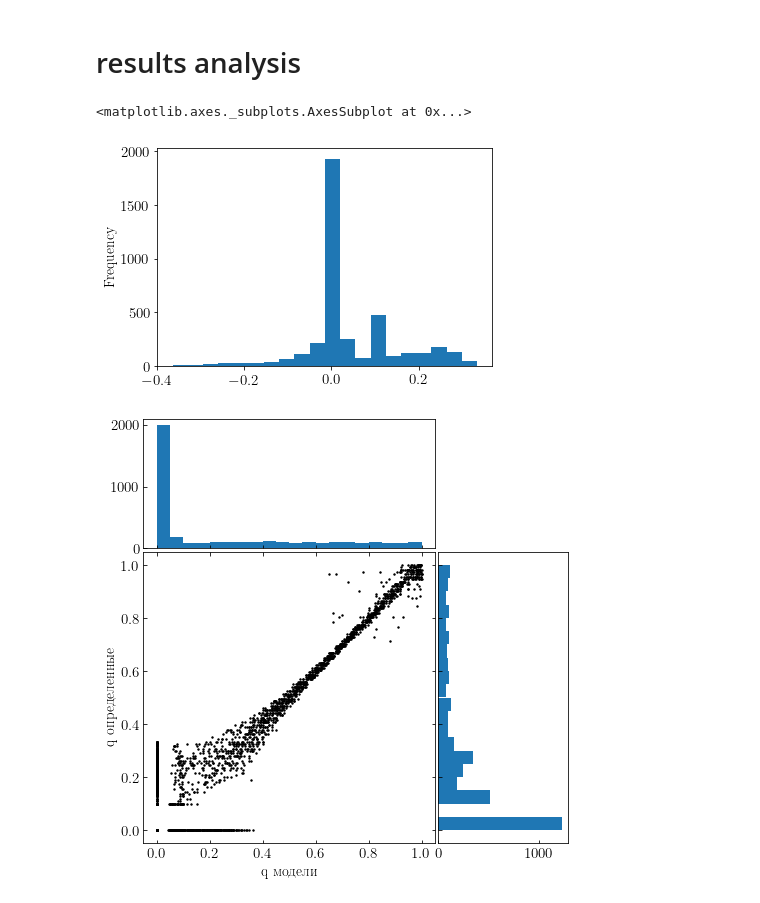
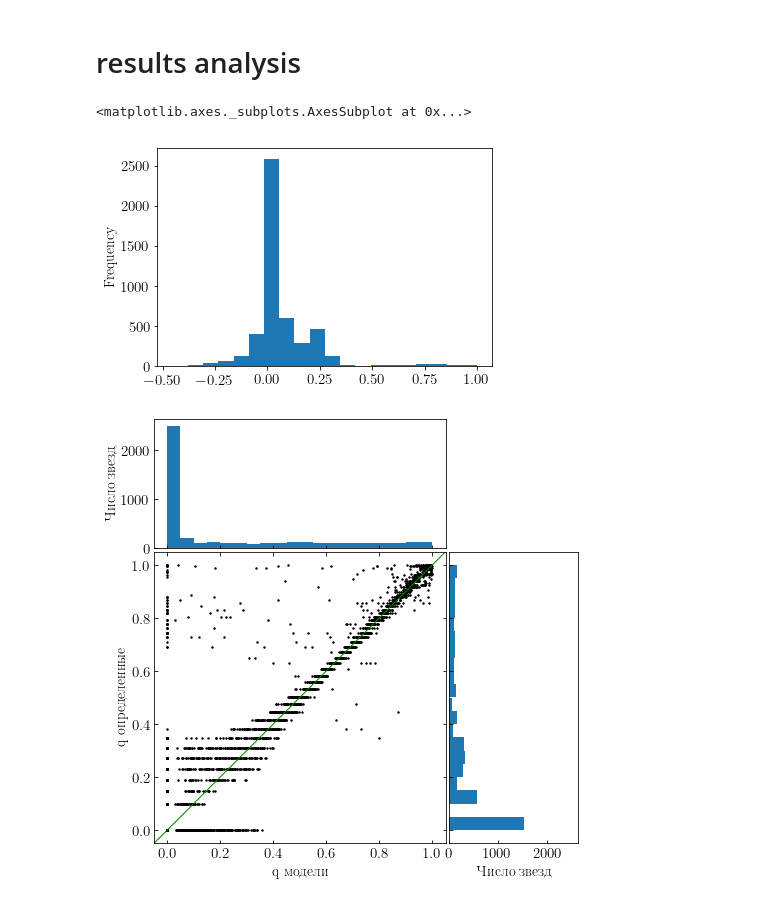
Before and after one commit to olgaborodina/GAIA_binaries, a Jupyter notebook: model/coordinate_to_qM.ipynb, the cells around one changed output. Drawn from its saved outputs; the diff is of its cells as text; code cells hidden in the pictures.

```diff
--- a/model/coordinate_to_qM.ipynb
+++ b/model/coordinate_to_qM.ipynb
@@ -74,8 +74,9 @@ isochrone = pd.read_csv(MODEL_DIRECTORY / (f'isochrone_model_8.38.txt'), delimit
 # %% [markdown]
 ## qM coordinates grid
 # %%
-q_array = np.linspace(0.1, 1, 101)
-M_array = np.geomspace(0.9, 3, 201)
+#q_array = np.linspace(0.1, 1, 70)
+q_array = np.sort(abs(np.geomspace(0.1, 1, 50) - 1.1))
+M_array = np.geomspace(0.9, 3, 200)
 
 g_table = pd.DataFrame(columns = M_array, index=q_array)
 color_table = pd.DataFrame(columns = M_array, index=q_array)
@@ -101,9 +102,9 @@ colors = plab.cm.jet(np.linspace(0,1,8))
 ax.plot(isochrone['G_BPmag'] - isochrone['G_RPmag'], isochrone['Gmag'], label='isochrone', color=colors[0])
 ax.plot(isochrone['G_BPmag'] - isochrone['G_RPmag'], isochrone['Gmag'] - 2.5*np.log10(2),
         label='isochrone for binaries-twins', color='black')
-for i in range(0, 100, 5):
+for i in range(0, 50, 4):
     ax.plot(color_table.iloc[i, :], g_table.iloc[i, :], color=colors[1], label=None, lw=1.5, zorder=1)
-for i in range(0, 200, 5):
+for i in range(0, 199, 4):
     ax.plot(color_table.iloc[:, i], g_table.iloc[:, i], color=colors[6], label=None, lw=1.5, zorder=2)
 
 ax.grid(c='#aaaaaa', ls='--')
@@ -125,8 +126,8 @@ plt.savefig(MODEL_DIRECTORY / 'plots' / 'qM_coordinate_grids.pdf', bbox_inches =
 # %% [markdown]
 ## new coordinates definition for model stars
 # %%
-model_stars = read_file(MODEL_DIRECTORY / 'model_stars_500pc_manystars_flat.txt')
-model_stars = model_stars[(model_stars['BP-RP, mag'] < 1.0) & (model_stars['BP-RP, mag'] > 0)]
+model_stars = read_file(MODEL_DIRECTORY / 'model_stars_400pc_manystars_flat.txt')
+model_stars = model_stars[(model_stars['BP-RP, mag'] < 1.0) & (model_stars['BP-RP, mag'] > -0.3)]
 
 M_1 = np.ndarray((len(model_stars+1)))
 q = np.ndarray((len(model_stars+1)))
@@ -156,4 +157,4 @@ model_stars['q_difference'] = model_stars['q_detected'] - model_stars['q']
 model_stars['q_difference'].plot.hist(bins=20)
 # %% [output]
 <matplotlib.axes._subplots.AxesSubplot at 0x...>
-[figure, old version]
+[figure, new version]
@@ -171,33 +175,41 @@ rect_scatter = [left, bottom, width, height]
 rect_histx = [left, bottom + height + spacing, width, 0.2]
 rect_histy = [left + width + spacing, bottom, 0.2, height]
 
 # start with a rectangular Figure
 plt.figure(figsize=(9, 9))
 
 ax_scatter = plt.axes(rect_scatter)
 ax_scatter.tick_params(direction='in', top=True, right=True)
 ax_histx = plt.axes(rect_histx)
 ax_histx.tick_params(direction='in', labelbottom=False)
 ax_histy = plt.axes(rect_histy)
 ax_histy.tick_params(direction='in', labelleft=False)
 
 # the scatter plot:
 ax_scatter.scatter(x, y, s=2, c='black')
 ax_scatter.set_xlabel('q модели', fontsize=15)
 ax_scatter.set_ylabel('q определенные', fontsize=15)
 
+ax_scatter.plot([-0.5, 1.5], [-0.5, 1.5], c='green', lw=1)
+
 # now determine nice limits by hand:
 binwidth = 0.25
 lim = np.ceil(np.abs([x, y]).max() / binwidth) * binwidth + 0.05
 ax_scatter.set_xlim((-0.05, lim))
 ax_scatter.set_ylim((-0.05, lim))
 
+# the hist plot:
 bins = 20
 ax_histx.hist(x, bins=bins)
 ax_histy.hist(y, bins=bins, orientation='horizontal')
 
-# ax_histx.set_xlim(ax_scatter.get_xlim())
-# ax_histy.set_ylim(ax_scatter.get_ylim())
+ax_histx.set_ylim(top=len(model_stars) * 0.55)
+ax_histy.xaxis.set_ticks(ax_histx.get_yticks())
+ax_histy.set_xlim(right=len(model_stars) * 0.55)
+
+ax_histx.set_ylabel('Число звезд')
+ax_histy.set_xlabel('Число звезд')
+
 plt.savefig(MODEL_DIRECTORY / 'plots' / 'q_distributions.pdf',  bbox_inches = 'tight')
 # %% [output]
-[figure, old version]
+[figure, new version]
```
Also changed, not shown: parts of 21 cells of this notebook.
